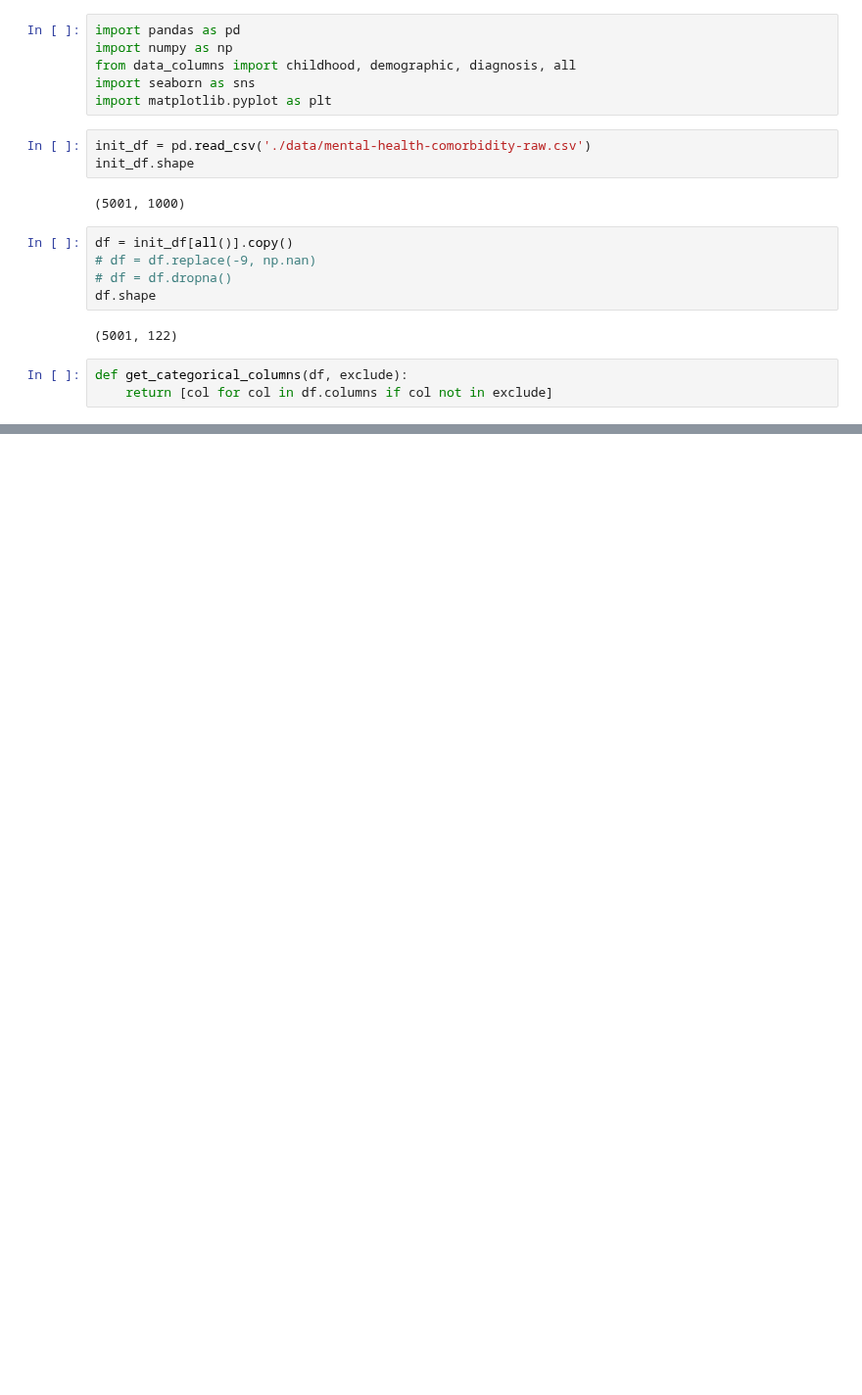
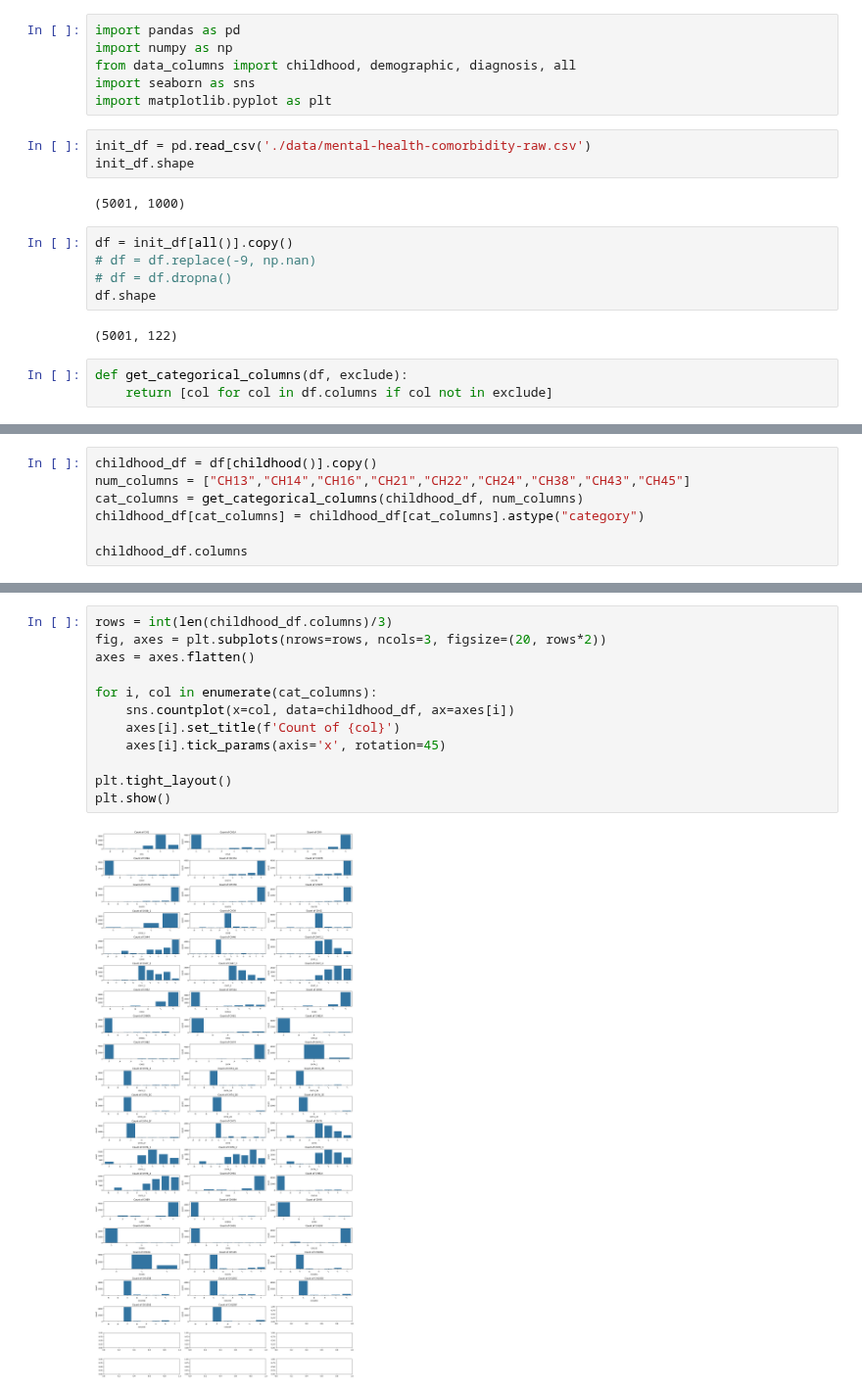
Before and after one commit to samroska/milestone-2-siads-696, a Jupyter notebook: data-explore.ipynb, the cells around one changed output, grey strips where cells are left out. Shown at 98% size. Drawn from its saved outputs; the diff is of its cells as text; blank space fills up the shorter version.

```diff
--- a/data-explore.ipynb
+++ b/data-explore.ipynb
@@ -46,0 +51,7 @@ plt.show()
+# %%
+childhood_df = df[childhood()].copy()
+num_columns = ["CH13","CH14","CH16","CH21","CH22","CH24","CH38","CH43","CH45"]
+cat_columns = get_categorical_columns(childhood_df, num_columns)
+childhood_df[cat_columns] = childhood_df[cat_columns].astype("category")
+
+childhood_df.columns
@@ -46,0 +69,14 @@ plt.show()
+# %%
+rows = int(len(childhood_df.columns)/3)
+fig, axes = plt.subplots(nrows=rows, ncols=3, figsize=(20, rows*2))
+axes = axes.flatten()
+
+for i, col in enumerate(cat_columns):
+    sns.countplot(x=col, data=childhood_df, ax=axes[i])
+    axes[i].set_title(f'Count of {col}')
+    axes[i].tick_params(axis='x', rotation=45)
+
+plt.tight_layout()
+plt.show()
+# %% [output]
+[figure, added]
```
Also changed, not shown: parts of 5 cells of this notebook.
